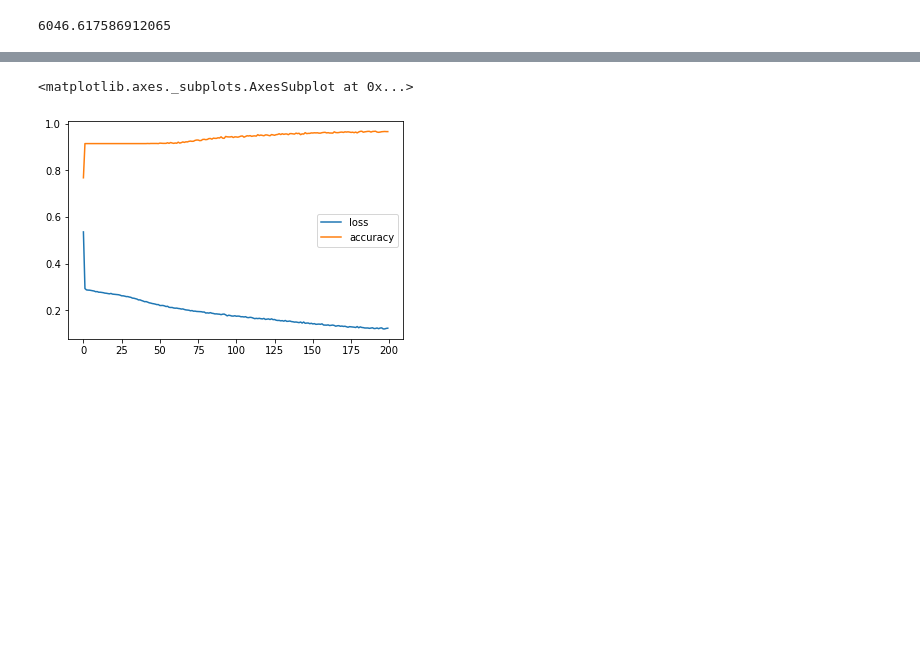
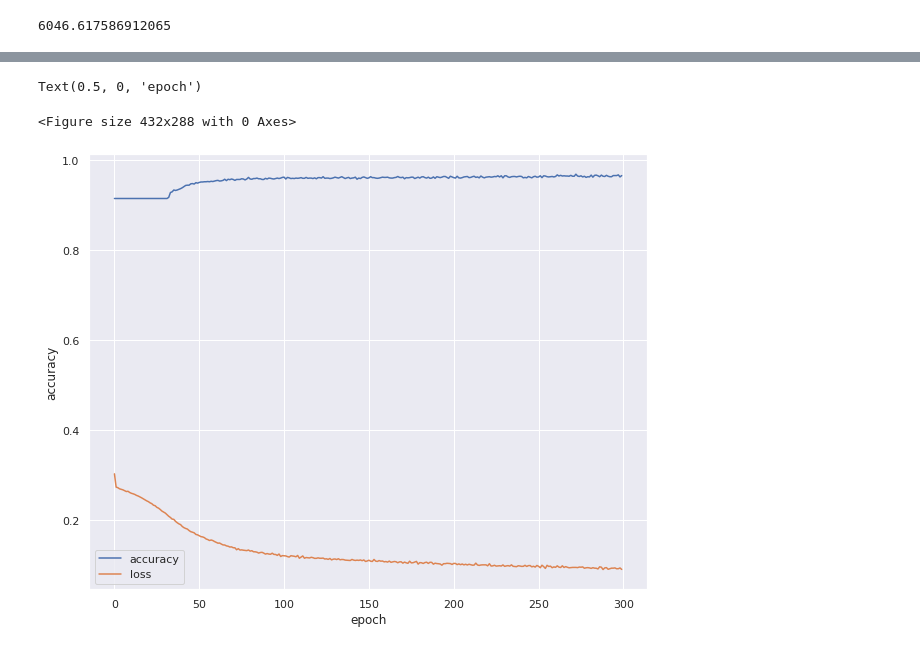
Before and after one commit to kurotaky-sandbox/Apnea-ECG, a Jupyter notebook: Database/ecg-dnn.ipynb, the cells around one changed output, grey strips where cells are left out. Drawn from its saved outputs; the diff is of its cells as text; code cells hidden in the pictures; blank space fills up the shorter version.

```diff
--- a/Database/ecg-dnn.ipynb
+++ b/Database/ecg-dnn.ipynb
@@ -18,18 +18,22 @@ import seaborn as sn
 # SpO2が含まれているデータは a01r のようにrが付いている
 # records
 
-# 'a01r', 'a02r', 'a03r', 'a04r', 'b01r', 'c01r', 'c02r', 'c03r'
-subjects = ['a01r', 'a02r', 'a03r', 'a04r', 'b01r', 'c01r', 'c02r', 'c03r']
+subjects = ['a01', 'a02', 'a03', 'a04', 'b01', 'c01', 'c02', 'c03']
+
 records = {}
 
 # データの読み込み
 for subject in subjects:
-    path = "dataset/" + subject
-    records[subject] = wfdb.rdrecord(path)  # 計測データ
-    records['ann_' + subject] = wfdb.rdann(path, 'apn', shift_samps=True) # ラベル
+    path = "dataset/" + subject + 'r'
+    ecg_path = "dataset/" + subject
 
-record = wfdb.rdrecord('dataset/a01')
-annotation = wfdb.rdann('dataset/a01', 'apn', shift_samps=True)
+    records[subject + 'r'] = wfdb.rdrecord(path)  # 計測データ
+    records['ecg_' + subject] = wfdb.rdrecord(ecg_path)  # ECGの計測データ
+    records['ann_' + subject + 'r'] = wfdb.rdann(path, 'apn', shift_samps=True) # ラベル
 
-wfdb.plot_wfdb(record=record, annotation=annotation, title='Record a01', time_units='seconds', figsize=(20,10))
+# 波形を確認する
+#record = wfdb.rdrecord('dataset/a01r')
+#annotation = wfdb.rdann('dataset/a01r', 'apn')
+
+#wfdb.plot_wfdb(record=record, title='Record a01', time_units='seconds', figsize=(20,10))
 #display(records['a01r'].__dict__)
@@ -157,16 +192,16 @@ from sklearn.preprocessing import LabelEncoder
 label_data = []
 for subject in train_subjects:
     le = LabelEncoder()
-    le = le.fit(records['ann_' + subject].symbol)
-    labels = le.transform(records['ann_' + subject].symbol)
+    le = le.fit(records['ann_' + subject + 'r'].symbol)
+    labels = le.transform(records['ann_' + subject + 'r'].symbol)
     label_data = np.concatenate([label_data, labels], 0)
 
 # テスト用のラベル
 test_label = []
 for subject in test_subjects:
     le = LabelEncoder()
-    le = le.fit(records['ann_' + subject].symbol)
-    test_label = le.transform(records['ann_' + subject].symbol)
+    le = le.fit(records['ann_' + subject + 'r'].symbol)
+    test_label = le.transform(records['ann_' + subject + 'r'].symbol)
 
 display(label_data)
 display(len(label_data))
@@ -187,8 +239,9 @@ from keras.utils import np_utils
 # モデルの作成
 model = keras.Sequential([
     keras.layers.Flatten(input_shape=(20, 1)),
-    keras.layers.Dense(100, activation='sigmoid'),
-    keras.layers.Dense(100, activation='sigmoid'),
+    keras.layers.Dense(20, activation='relu'),
+    keras.layers.Dense(20, activation='relu'),
+    keras.layers.Dense(20, activation='relu'),
     keras.layers.Dense(1, activation='sigmoid')
 ])
 # %%
@@ -220,6 +275,6 @@ _________________________________________________________________
 # %%
 history = model.fit(train_X, label_data,
                     batch_size=128,   # 64,128みたいに2の倍数がよく使われるらしい
-                    epochs=200,
+                    epochs=300,
                     verbose=2)
 # %% [output]
@@ -231,9 +298,16 @@ ValueError: in user code:
 # %%
 # plotしてみる
-pd.DataFrame(history.history)[['loss', 'accuracy']].plot()
+# pd.DataFrame(history.history)[['loss', 'accuracy']].plot()
+
+hist_df = pd.DataFrame(history.history)
+plt.figure()
+hist_df[['accuracy', 'loss']].plot(figsize=(10,8))
+plt.ylabel('accuracy')
+plt.xlabel('epoch')
 # %% [output]
-<matplotlib.axes._subplots.AxesSubplot at 0x...>
+Text(0.5, 0, 'epoch')
+<Figure size 432x288 with 0 Axes>
-[figure, old version]
+[figure, new version]
 # %%
 print("Evaluate on test data")
 results = model.evaluate(test_X, test_label, batch_size=128)
```
Also changed, not shown: parts of 9 cells of this notebook.
